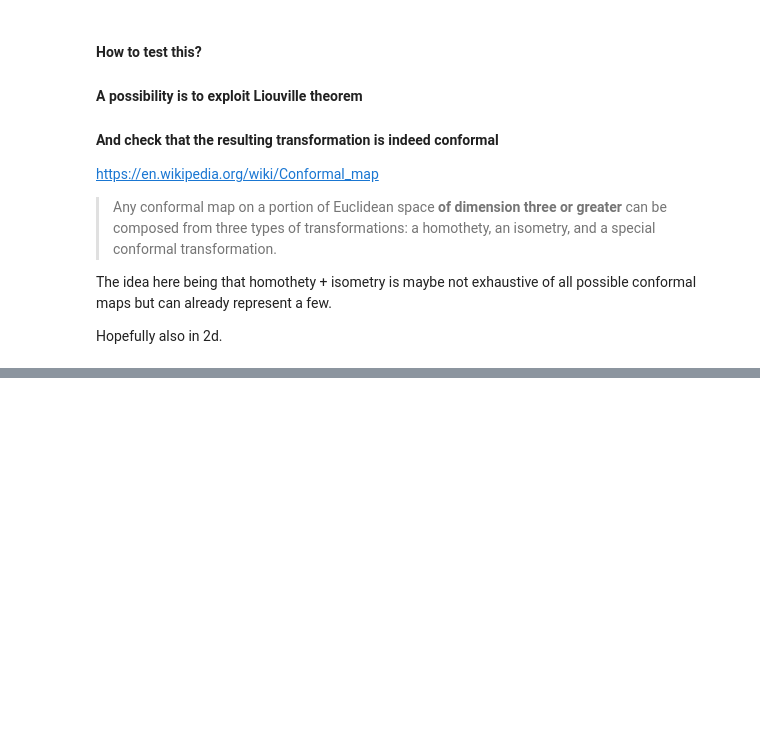
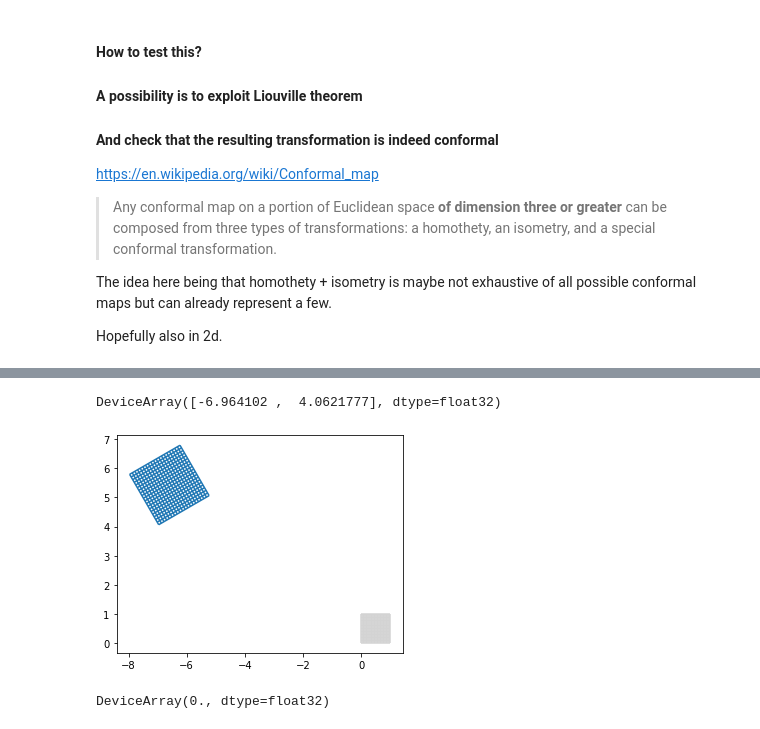
Before and after one commit to lgresele/independent-mechanism-analysis, a Jupyter notebook: 4_anti_darmois_metric.ipynb, the cells around one changed output, grey strips where cells are left out. Drawn from its saved outputs; the diff is of its cells as text; code cells hidden in the pictures; blank space fills up the shorter version.

```diff
--- a/4_anti_darmois_metric.ipynb
+++ b/4_anti_darmois_metric.ipynb
@@ -334,0 +375,11 @@ Hopefully also in 2d.
+# %%
+conformal_map(np.array([0.0, 0.0]))
+# %% [output]
+DeviceArray([-6.964102 ,  4.0621777], dtype=float32)
+# %%
+from plotting import show_grid_plot
+
+# show_grid_plot(conformal_map)#, multi_argument=False)
+show_grid_plot(conformal_map_gridplot, multi_argument=True)
+# %% [output]
+[figure, added]
@@ -334,0 +390,4 @@ Hopefully also in 2d.
+# %%
+aDM(Jconformal_map_batched, S)
+# %% [output]
+DeviceArray(0., dtype=float32)
```
Also changed, not shown: parts of 8 cells of this notebook.
